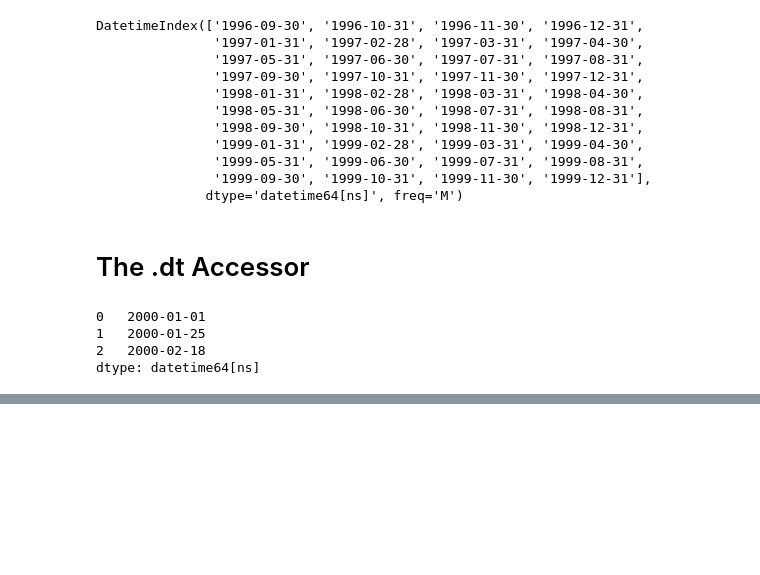
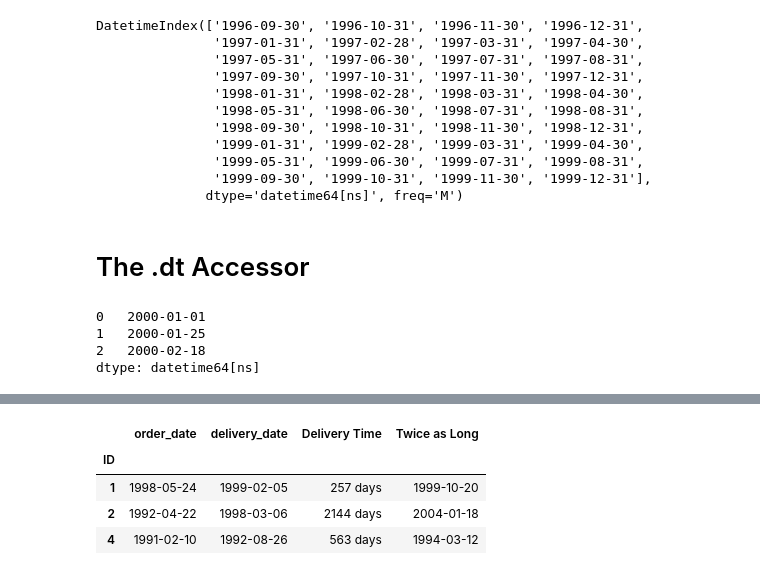
Before and after one commit to waynebli/Data-Analysis-with-Python-and-Pandas, a Jupyter notebook: 09_Working_with_Dates_and_Times.ipynb, the cells around one changed output, grey strips where cells are left out. Saved outputs shown, nothing was run; the diff lists cells and outputs as text; code cells hidden in the pictures; blank space fills up the shorter version.

```diff
--- a/09_Working_with_Dates_and_Times.ipynb
+++ b/09_Working_with_Dates_and_Times.ipynb
@@ -315,0 +699,9 @@ dtype: datetime64[ns]
+# %%
+shipping['Twice as Long'] = shipping['delivery_date'] + shipping['Delivery Time']
+shipping.head(3)
+# %% [output]
+|  | order_date | delivery_date | Delivery Time | Twice as Long |
+| ID |  |  |  |  |
+| 1 | 1998-05-24 | 1999-02-05 | 257 days | 1999-10-20 |
+| 2 | 1992-04-22 | 1998-03-06 | 2144 days | 2004-01-18 |
+| 4 | 1991-02-10 | 1992-08-26 | 563 days | 1994-03-12 |
```
Also changed, not shown: parts of 49 cells of this notebook.
